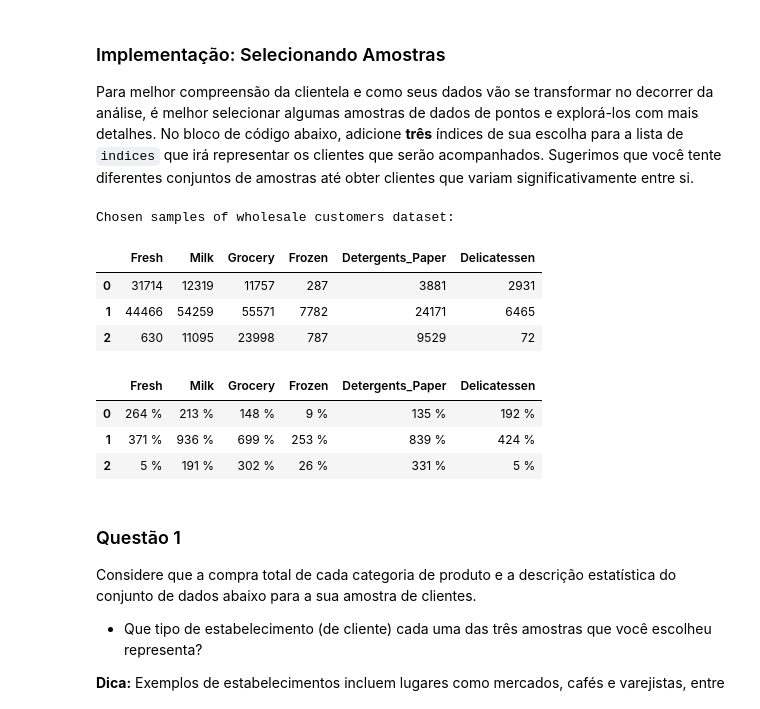
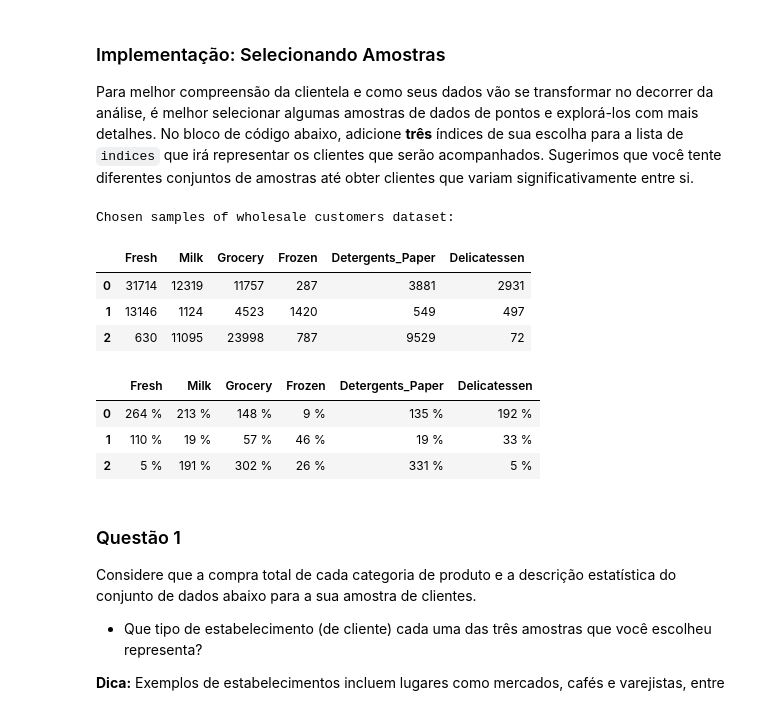
Before and after one commit to iuryt/ML, a Jupyter notebook: customer_segments/customer_segments_PT.ipynb, the cells around one changed output. Saved outputs shown, nothing was run; the diff lists cells and outputs as text; code cells hidden in the pictures.

```diff
--- a/customer_segments/customer_segments_PT.ipynb
+++ b/customer_segments/customer_segments_PT.ipynb
@@ -112,17 +98,17 @@ display(data.describe())
 Para melhor compreensão da clientela e como seus dados vão se transformar no decorrer da análise, é melhor selecionar algumas amostras de dados de pontos e explorá-los com mais detalhes. No bloco de código abaixo, adicione **três** índices de sua escolha para a lista de `indices` que irá representar os clientes que serão acompanhados. Sugerimos que você tente diferentes conjuntos de amostras até obter clientes que variam significativamente entre si.
 # %%
 # TODO: Selecione três índices de sua escolha que você gostaria de obter como amostra do conjunto de dados
-indices = [12,47,43]
+indices = [12,11,43]
 
 # Crie um DataFrame das amostras escolhidas
 samples = pd.DataFrame(data.loc[indices], columns = data.keys()).reset_index(drop = True)
 print "Chosen samples of wholesale customers dataset:"
 display(samples)
 # %% [output]
 Chosen samples of wholesale customers dataset:
 |  | Fresh | Milk | Grocery | Frozen | Detergents_Paper | Delicatessen |
 | 0 | 31714 | 12319 | 11757 | 287 | 3881 | 2931 |
-| 1 | 44466 | 54259 | 55571 | 7782 | 24171 | 6465 |
+| 1 | 13146 | 1124 | 4523 | 1420 | 549 | 497 |
 | 2 | 630 | 11095 | 23998 | 787 | 9529 | 72 |
 # %%
 samples_from_mean = (100*samples/data.mean()).apply(lambda la: ['{:.0f} %'.format(a) for a in la])
@@ -130,7 +116,7 @@ display(samples_from_mean)
 # %% [output]
 |  | Fresh | Milk | Grocery | Frozen | Detergents_Paper | Delicatessen |
 | 0 | 264 % | 213 % | 148 % | 9 % | 135 % | 192 % |
-| 1 | 371 % | 936 % | 699 % | 253 % | 839 % | 424 % |
+| 1 | 110 % | 19 % | 57 % | 46 % | 19 % | 33 % |
 | 2 | 5 % | 191 % | 302 % | 26 % | 331 % | 5 % |
 # %% [markdown]
 ### Questão 1
```
Also changed, not shown: parts of 27 cells of this notebook.
